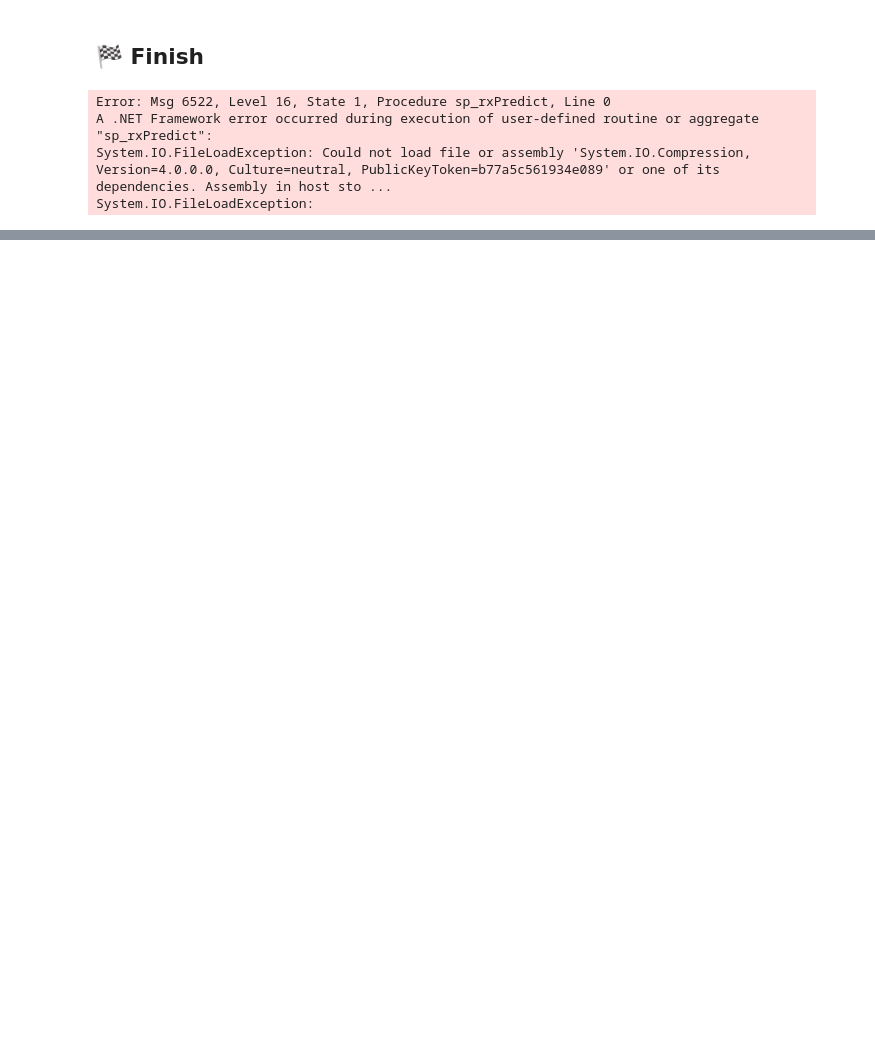
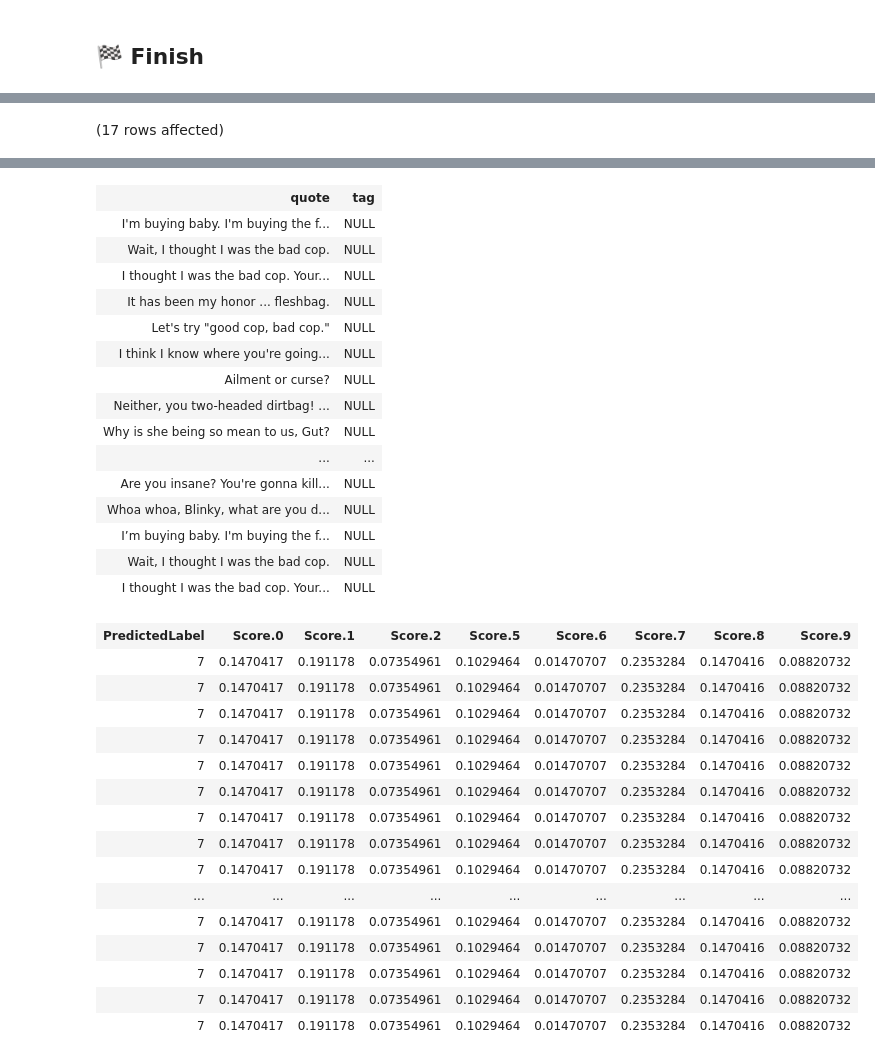
Before and after one commit to hfleitas/SentimentPrediction, a Jupyter notebook: Trollhunters.ipynb, the cells around one changed output, grey strips where cells are left out. Saved outputs shown, nothing was run; the diff lists cells and outputs as text; code cells hidden in the pictures; blank space fills up the shorter version.

Commit message:
fix Trollhunters.ipynb

```diff
--- a/Trollhunters.ipynb
+++ b/Trollhunters.ipynb
@@ -349,8 +357,9 @@ Total execution time: 00:04:57.601
 # %% [markdown]
 ## 🏁 Finish
 # %%
+select * from QuotesForTesting;
 declare @model_bin varbinary(max)=null
-select	@model_bin = model from models where model_name = 'TrollhunterMLRealtime';
+select	@model_bin = model from models where model_name = 'TrollhunterMLRealtime4';
 
 if @model_bin is not null
 begin
@@ -359,7 +368,3 @@ exec sp_rxPredict
     @inputData = N'select quote, cast(tag as varchar(1)) as tag from QuotesForTesting'
 end;
 # %% [output]
-Error: Msg 6522, Level 16, State 1, Procedure sp_rxPredict, Line 0
-A .NET Framework error occurred during execution of user-defined routine or aggregate "sp_rxPredict":
-System.IO.FileLoadException: Could not load file or assembly 'System.IO.Compression, Version=4.0.0.0, Culture=neutral, PublicKeyToken=b77a5c561934e089' or one of its dependencies. Assembly in host sto ...
-System.IO.FileLoadException:
@@ -366,0 +372 @@ Total execution time: 00:00:03.938
+(17 rows affected)
@@ -366,0 +374,32 @@ Total execution time: 00:00:03.938
+| quote | tag |
+| I'm buying baby. I'm buying the f... | NULL |
+| Wait, I thought I was the bad cop. | NULL |
+| I thought I was the bad cop. Your... | NULL |
+| It has been my honor ... fleshbag. | NULL |
+| Let's try "good cop, bad cop." | NULL |
+| I think I know where you're going... | NULL |
+| Ailment or curse? | NULL |
+| Neither, you two-headed dirtbag! ... | NULL |
+| Why is she being so mean to us, Gut? | NULL |
+| ... | ... |
+| Are you insane? You're gonna kill... | NULL |
+| Whoa whoa, Blinky, what are you d... | NULL |
+| I’m buying baby. I'm buying the f... | NULL |
+| Wait, I thought I was the bad cop. | NULL |
+| I thought I was the bad cop. Your... | NULL |
+| PredictedLabel | Score.0 | Score.1 | Score.2 | Score.5 | Score.6 | Score.7 | Score.8 | Score.9 |
+| 7 | 0.1470417 | 0.191178 | 0.07354961 | 0.1029464 | 0.01470707 | 0.2353284 | 0.1470416 | 0.08820732 |
+| 7 | 0.1470417 | 0.191178 | 0.07354961 | 0.1029464 | 0.01470707 | 0.2353284 | 0.1470416 | 0.08820732 |
+| 7 | 0.1470417 | 0.191178 | 0.07354961 | 0.1029464 | 0.01470707 | 0.2353284 | 0.1470416 | 0.08820732 |
+| 7 | 0.1470417 | 0.191178 | 0.07354961 | 0.1029464 | 0.01470707 | 0.2353284 | 0.1470416 | 0.08820732 |
+| 7 | 0.1470417 | 0.191178 | 0.07354961 | 0.1029464 | 0.01470707 | 0.2353284 | 0.1470416 | 0.08820732 |
+| 7 | 0.1470417 | 0.191178 | 0.07354961 | 0.1029464 | 0.01470707 | 0.2353284 | 0.1470416 | 0.08820732 |
+| 7 | 0.1470417 | 0.191178 | 0.07354961 | 0.1029464 | 0.01470707 | 0.2353284 | 0.1470416 | 0.08820732 |
+| 7 | 0.1470417 | 0.191178 | 0.07354961 | 0.1029464 | 0.01470707 | 0.2353284 | 0.1470416 | 0.08820732 |
+| 7 | 0.1470417 | 0.191178 | 0.07354961 | 0.1029464 | 0.01470707 | 0.2353284 | 0.1470416 | 0.08820732 |
+| ... | ... | ... | ... | ... | ... | ... | ... | ... |
+| 7 | 0.1470417 | 0.191178 | 0.07354961 | 0.1029464 | 0.01470707 | 0.2353284 | 0.1470416 | 0.08820732 |
+| 7 | 0.1470417 | 0.191178 | 0.07354961 | 0.1029464 | 0.01470707 | 0.2353284 | 0.1470416 | 0.08820732 |
+| 7 | 0.1470417 | 0.191178 | 0.07354961 | 0.1029464 | 0.01470707 | 0.2353284 | 0.1470416 | 0.08820732 |
+| 7 | 0.1470417 | 0.191178 | 0.07354961 | 0.1029464 | 0.01470707 | 0.2353284 | 0.1470416 | 0.08820732 |
+| 7 | 0.1470417 | 0.191178 | 0.07354961 | 0.1029464 | 0.01470707 | 0.2353284 | 0.1470416 | 0.08820732 |
```
Also changed, not shown: parts of 3 cells of this notebook.
